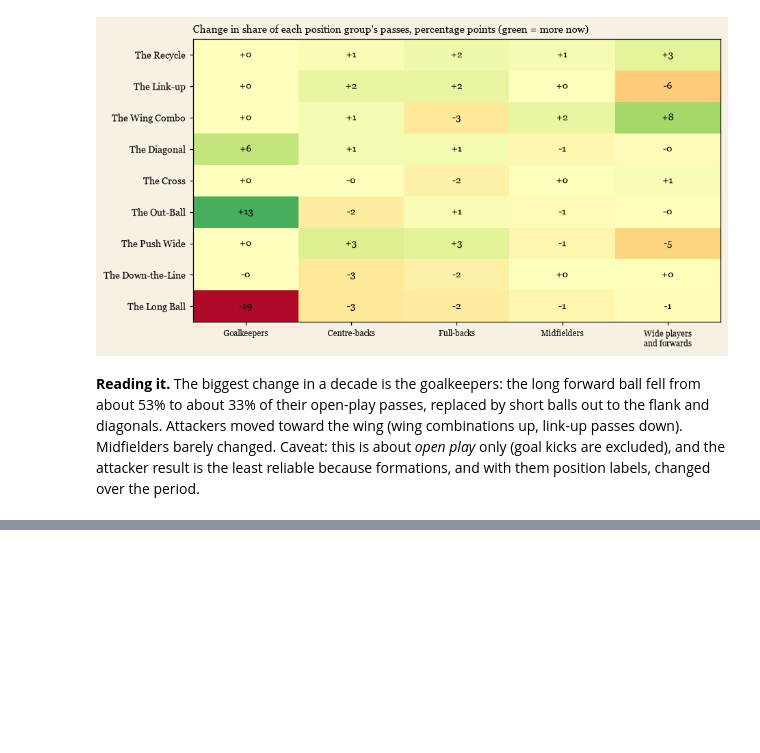
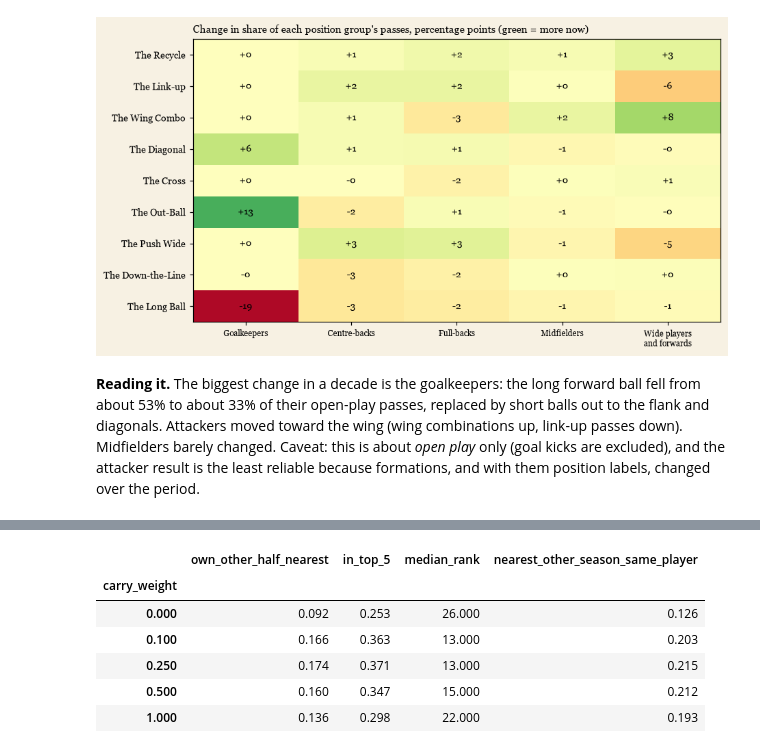
Before and after one commit to chuongt1311-droid/EPL-Player-Clustering, a Jupyter notebook: notebooks/EPL_Player_Clustering.ipynb, the cells around one changed output, grey strips where cells are left out. Cells and saved outputs as stored; diff of their text form; code cells hidden in the pictures; blank space fills up the shorter version.

```diff
--- a/notebooks/EPL_Player_Clustering.ipynb
+++ b/notebooks/EPL_Player_Clustering.ipynb
@@ -1301,0 +1457,17 @@ goalkeepers' share of their open-play passes (%):
+# %%
+okp = (A_[MEAS4].notna().all(axis=1) & B_[MEAS4].notna().all(axis=1) & CP[MEAS4].notna().all(axis=1)).to_numpy(); Dk = CP[okp]
+ZA2, ZB2 = (zin(A_[okp]) - ZMU) / ZSD, (zin(B_[okp]) - ZMU) / ZSD; HAk, HBk = [np.sqrt(h[mask_][okp] / h[mask_][okp].sum(1, keepdims=True)) for h in HALF]
+pid_, ss_ = Dk.player_id.to_numpy(), Dk.season.to_numpy(); rows = []
+for w in (0, 0.1, 0.25, 0.5, 1):
+    sc2 = np.sqrt(w * VP / 4); XA, XB = np.hstack([HAk, ZA2 * sc2]), np.hstack([HBk, ZB2 * sc2]); Dm = cdist(XA, XB); rank = (Dm < np.diag(Dm)[:, None]).sum(1) + 1
+    F_ = (XA + XB) / 2; D2 = cdist(F_, F_); D2[ss_[:, None] == ss_[None, :]] = np.inf; has = np.array([((pid_ == pid_[i]) & (ss_ != ss_[i])).any() for i in range(len(pid_))]) & np.isfinite(D2.min(1)); nn = D2.argmin(1)
+    rows.append(dict(carry_weight=w, own_other_half_nearest=(rank == 1).mean(), in_top_5=(rank <= 5).mean(), median_rank=np.median(rank), nearest_other_season_same_player=(pid_[nn] == pid_)[has].mean()))
+ident = pd.DataFrame(rows).set_index('carry_weight'); display(ident.round(3)); assert ident.own_other_half_nearest[0.25] - ident.own_other_half_nearest[0] >= 0.04
+# %% [output]
+|  | own_other_half_nearest | in_top_5 | median_rank | nearest_other_season_same_player |
+| carry_weight |  |  |  |  |
+| 0.000 | 0.092 | 0.253 | 26.000 | 0.126 |
+| 0.100 | 0.166 | 0.363 | 13.000 | 0.203 |
+| 0.250 | 0.174 | 0.371 | 13.000 | 0.215 |
+| 0.500 | 0.160 | 0.347 | 15.000 | 0.212 |
+| 1.000 | 0.136 | 0.298 | 22.000 | 0.193 |
```
Also changed, not shown: parts of 24 cells of this notebook, 12 other files.
